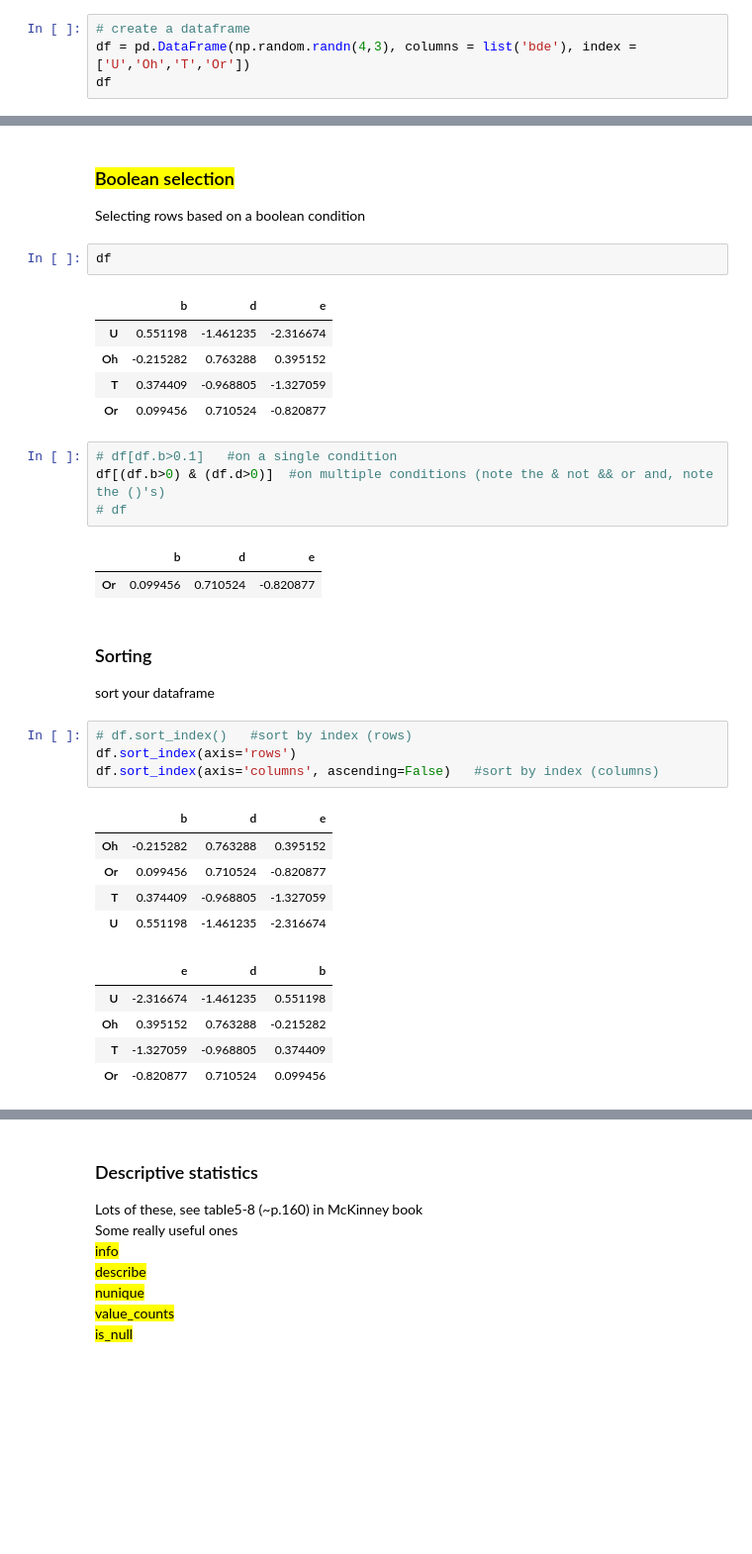
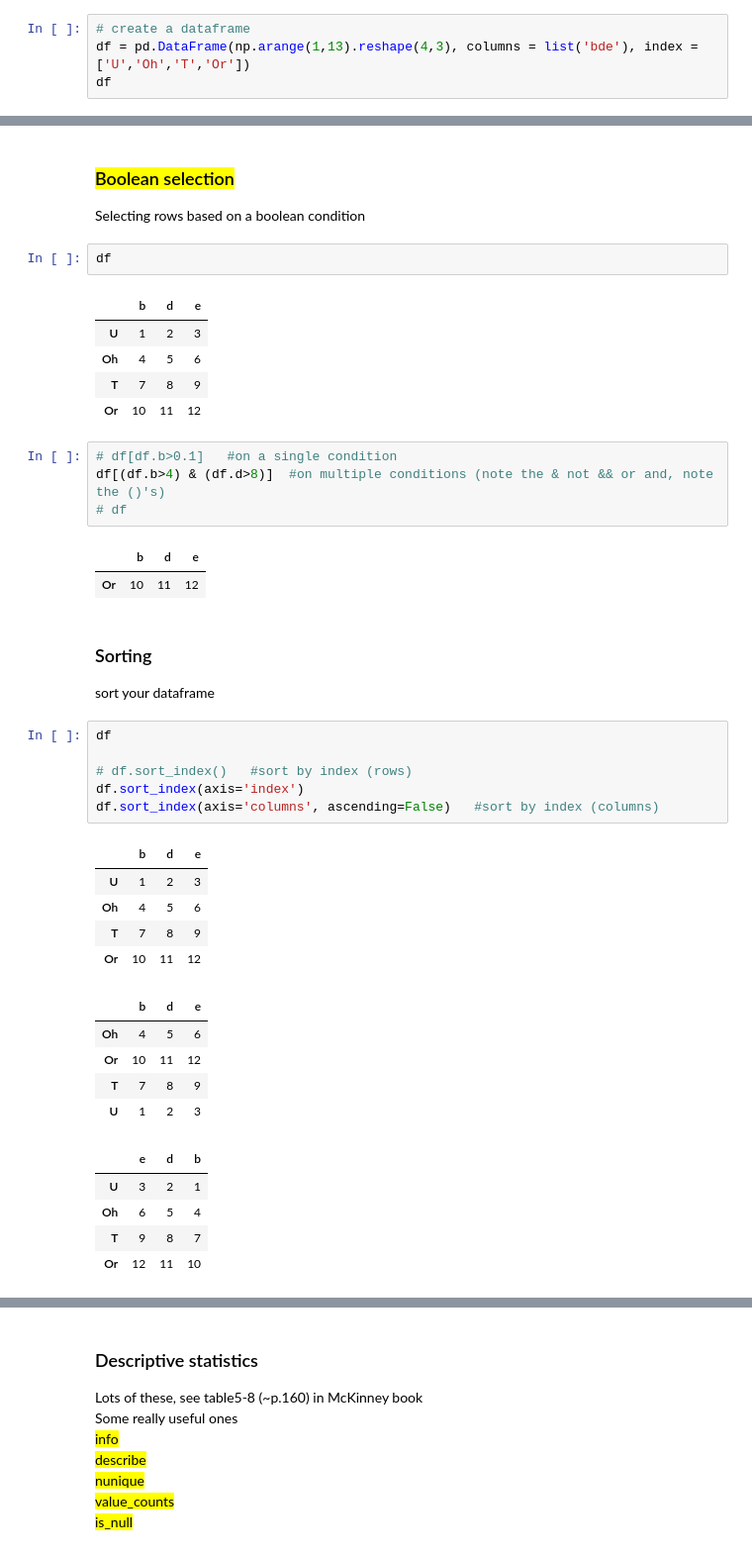
Before and after one commit to CNUClasses/DATA301_CODE, a Jupyter notebook: week_2/22_review_chapter_5.ipynb, the cells around one changed output, grey strips where cells are left out. Shown at 99% size. Saved outputs shown, nothing was run; the diff lists cells and outputs as text; blank space fills up the shorter version.

```diff
--- a/week_2/22_review_chapter_5.ipynb
+++ b/week_2/22_review_chapter_5.ipynb
@@ -196,7 +187,7 @@ dtype: int64
 A 2 dimensional array
 # %%
 # create a dataframe
-df = pd.DataFrame(np.random.randn(4,3), columns = list('bde'), index = ['U','Oh','T','Or'])
+df = pd.DataFrame(np.arange(1,13).reshape(4,3), columns = list('bde'), index = ['U','Oh','T','Or'])
 df
 # %% [output]
 |  | b | d | e |
@@ -368,33 +412,40 @@ Selecting rows based on a boolean condition
 df
 # %% [output]
 |  | b | d | e |
-| U | 0.551198 | -1.461235 | -2.316674 |
-| Oh | -0.215282 | 0.763288 | 0.395152 |
-| T | 0.374409 | -0.968805 | -1.327059 |
-| Or | 0.099456 | 0.710524 | -0.820877 |
+| U | 1 | 2 | 3 |
+| Oh | 4 | 5 | 6 |
+| T | 7 | 8 | 9 |
+| Or | 10 | 11 | 12 |
 # %%
 # df[df.b>0.1]   #on a single condition
-df[(df.b>0) & (df.d>0)]  #on multiple conditions (note the & not && or and, note the ()'s)
+df[(df.b>4) & (df.d>8)]  #on multiple conditions (note the & not && or and, note the ()'s)
 # df
 # %% [output]
 |  | b | d | e |
-| Or | 0.099456 | 0.710524 | -0.820877 |
+| Or | 10 | 11 | 12 |
 # %% [markdown]
 ### Sorting
 sort your dataframe
 # %%
+df
+
 # df.sort_index()   #sort by index (rows)
-df.sort_index(axis='rows')
+df.sort_index(axis='index')
 df.sort_index(axis='columns', ascending=False)   #sort by index (columns)
 # %% [output]
 |  | b | d | e |
-| Oh | -0.215282 | 0.763288 | 0.395152 |
-| Or | 0.099456 | 0.710524 | -0.820877 |
-| T | 0.374409 | -0.968805 | -1.327059 |
-| U | 0.551198 | -1.461235 | -2.316674 |
+| U | 1 | 2 | 3 |
+| Oh | 4 | 5 | 6 |
+| T | 7 | 8 | 9 |
+| Or | 10 | 11 | 12 |
-|  | e | d | b |
-| U | -2.316674 | -1.461235 | 0.551198 |
-| Oh | 0.395152 | 0.763288 | -0.215282 |
-| T | -1.327059 | -0.968805 | 0.374409 |
-| Or | -0.820877 | 0.710524 | 0.099456 |
+|  | b | d | e |
+| Oh | 4 | 5 | 6 |
+| Or | 10 | 11 | 12 |
+| T | 7 | 8 | 9 |
+| U | 1 | 2 | 3 |
+|  | e | d | b |
+| U | 3 | 2 | 1 |
+| Oh | 6 | 5 | 4 |
+| T | 9 | 8 | 7 |
+| Or | 12 | 11 | 10 |
 # %%
```
Also changed, not shown: parts of 28 cells of this notebook.
